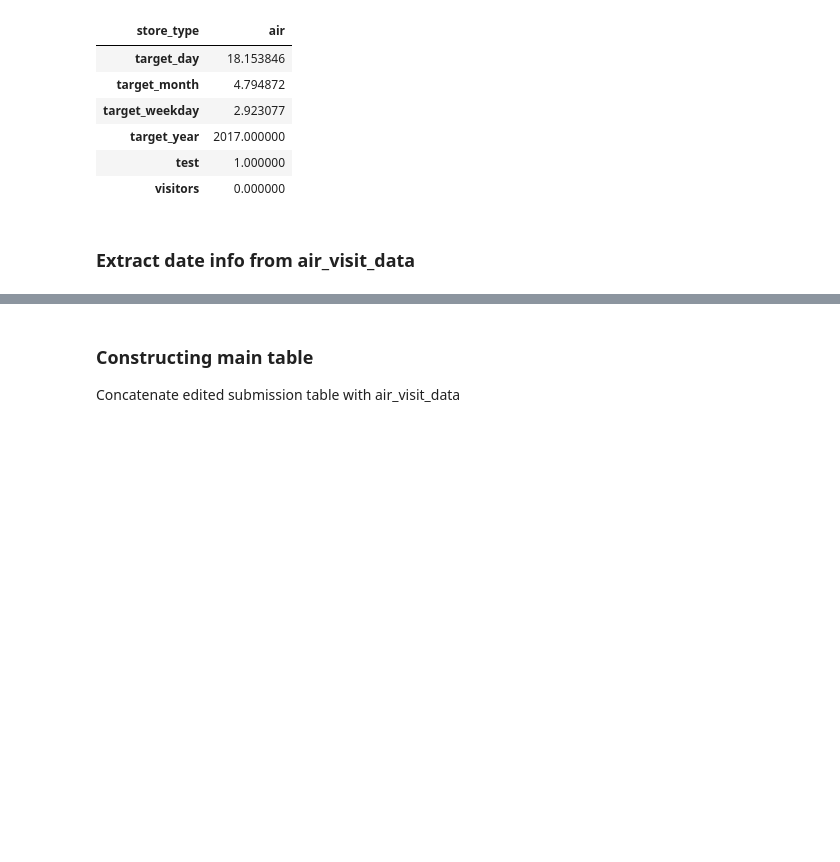
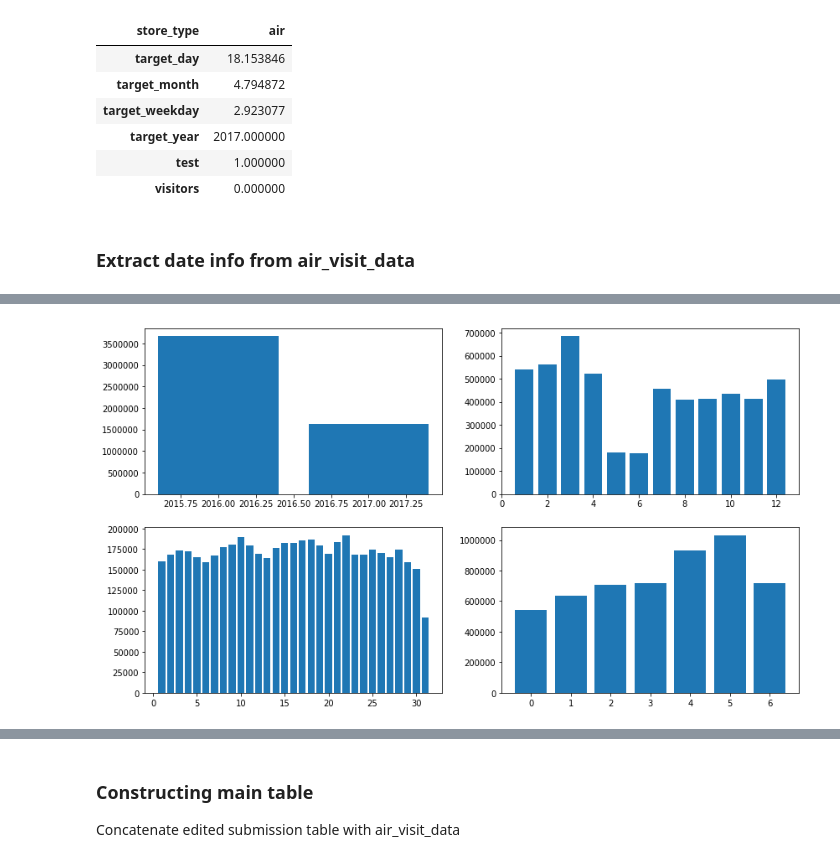
Before and after one commit to sfbrunner/kaggle, a Jupyter notebook: recruit_restaurant/notebook_simon.ipynb, the cells around one changed output, grey strips where cells are left out. Saved outputs shown, nothing was run; the diff lists cells and outputs as text; code cells hidden in the pictures; blank space fills up the shorter version.

```diff
--- a/recruit_restaurant/notebook_simon.ipynb
+++ b/recruit_restaurant/notebook_simon.ipynb
@@ -168,0 +179,8 @@ air_visit_data.head()
+# %%
+%matplotlib inline
+
+import matplotlib
+import numpy as np
+import matplotlib.pyplot as plt
+
+matplotlib.rcParams['figure.figsize'] = [14,8]
@@ -168,0 +198,16 @@ air_visit_data.head()
+# %%
+plt.subplot(2, 2, 1)
+plt_dat = air_visit_data.groupby(['target_year']).sum()
+plt.bar(plt_dat.index, plt_dat['visitors'])
+plt.subplot(2, 2, 2)
+plt_dat = air_visit_data.groupby(['target_month']).sum()
+plt.bar(plt_dat.index, plt_dat['visitors'])
+plt.subplot(2, 2, 3)
+plt_dat = air_visit_data.groupby(['target_day']).sum()
+plt.bar(plt_dat.index, plt_dat['visitors'])
+plt.subplot(2, 2, 4)
+plt_dat = air_visit_data.groupby(['target_weekday']).sum()
+plt.bar(plt_dat.index, plt_dat['visitors'])
+plt.show()
+# %% [output]
+[figure, added]
```
Also changed, not shown: parts of 8 cells of this notebook, 2 other files.
